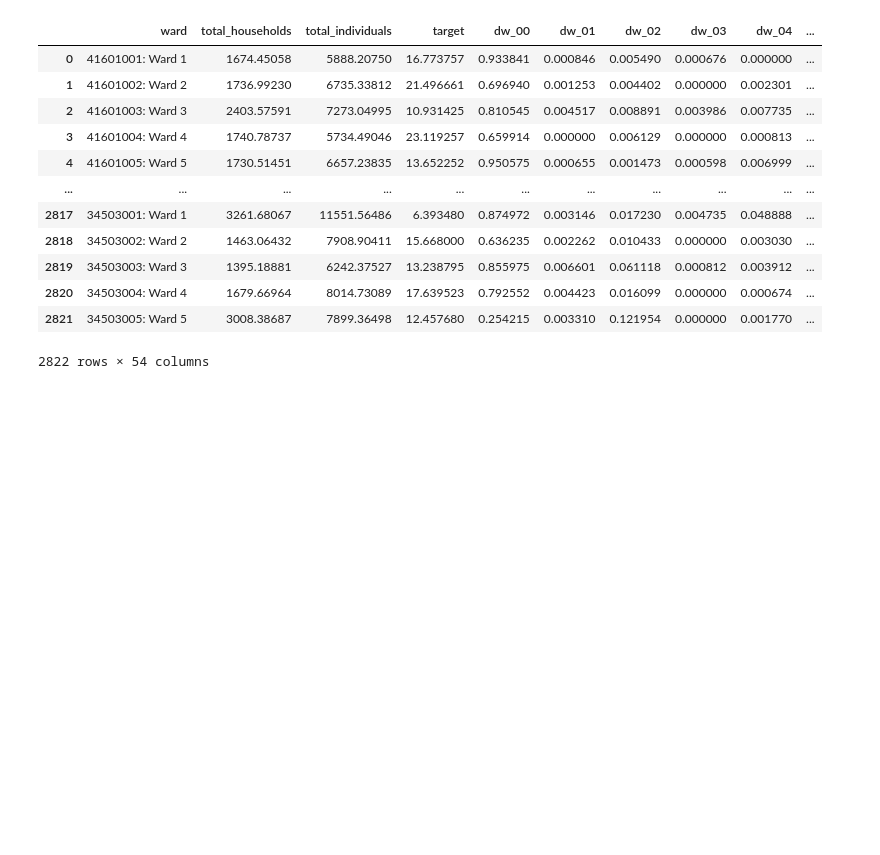
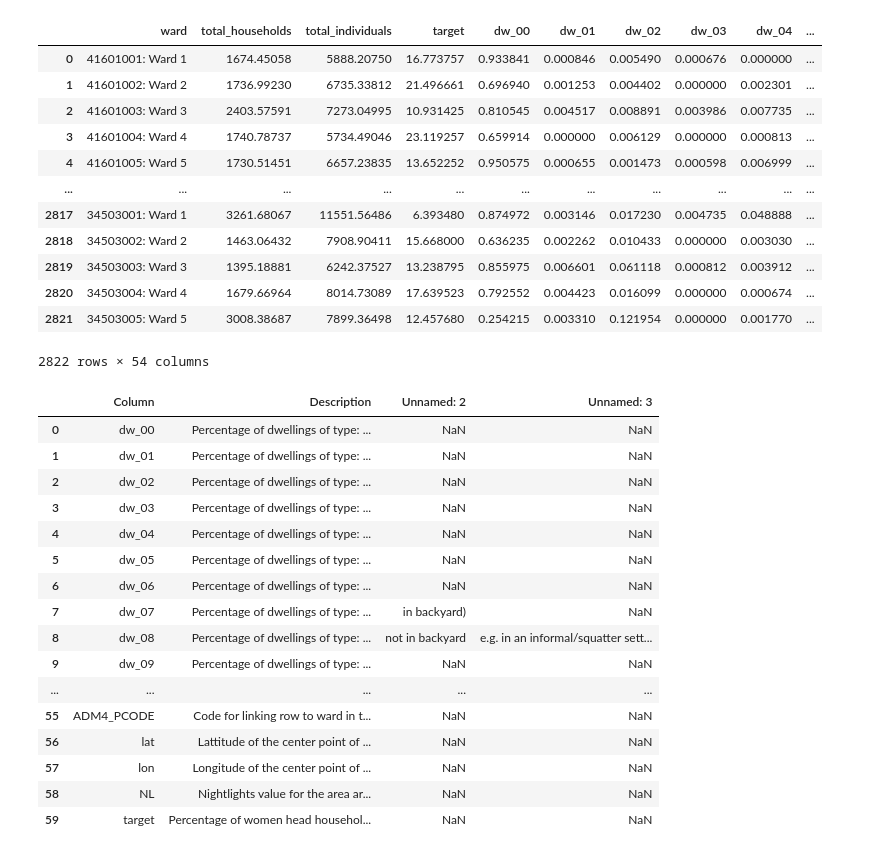
Before and after one commit to GingerLqt/iX_project1, a Jupyter notebook: Project_group_1.ipynb, the cells around one changed output. Cells and saved outputs as stored; diff of their text form; code cells hidden in the pictures; blank space fills up the shorter version.

```diff
--- a/Project_group_1.ipynb
+++ b/Project_group_1.ipynb
@@ -29,3 +32,24 @@ train.drop(columns = ["dw_11", "dw_12", "dw_13", "psa_02", "psa_03", "psa_04", "
 | 2820 | 34503004: Ward 4 | 1679.66964 | 8014.73089 | 17.639523 | 0.792552 | 0.004423 | 0.016099 | 0.000000 | 0.000674 | ... |
 | 2821 | 34503005: Ward 5 | 3008.38687 | 7899.36498 | 12.457680 | 0.254215 | 0.003310 | 0.121954 | 0.000000 | 0.001770 | ... |
 2822 rows × 54 columns
+# %%
+var_desc_original = pd.read_csv('variable_descriptions.csv')
+var_desc_original
+# %% [output]
+|  | Column | Description | Unnamed: 2 | Unnamed: 3 |
+| 0 | dw_00 | Percentage of dwellings of type: ... | NaN | NaN |
+| 1 | dw_01 | Percentage of dwellings of type: ... | NaN | NaN |
+| 2 | dw_02 | Percentage of dwellings of type: ... | NaN | NaN |
+| 3 | dw_03 | Percentage of dwellings of type: ... | NaN | NaN |
+| 4 | dw_04 | Percentage of dwellings of type: ... | NaN | NaN |
+| 5 | dw_05 | Percentage of dwellings of type: ... | NaN | NaN |
+| 6 | dw_06 | Percentage of dwellings of type: ... | NaN | NaN |
+| 7 | dw_07 | Percentage of dwellings of type: ... | in backyard) | NaN |
+| 8 | dw_08 | Percentage of dwellings of type: ... | not in backyard | e.g. in an informal/squatter sett... |
+| 9 | dw_09 | Percentage of dwellings of type: ... | NaN | NaN |
+| ... | ... | ... | ... | ... |
+| 55 | ADM4_PCODE | Code for linking row to ward in t... | NaN | NaN |
+| 56 | lat | Lattitude of the center point of ... | NaN | NaN |
+| 57 | lon | Longitude of the center point of ... | NaN | NaN |
+| 58 | NL | Nightlights value for the area ar... | NaN | NaN |
+| 59 | target | Percentage of women head househol... | NaN | NaN |
```
Also changed, not shown: parts of 6 cells of this notebook.
